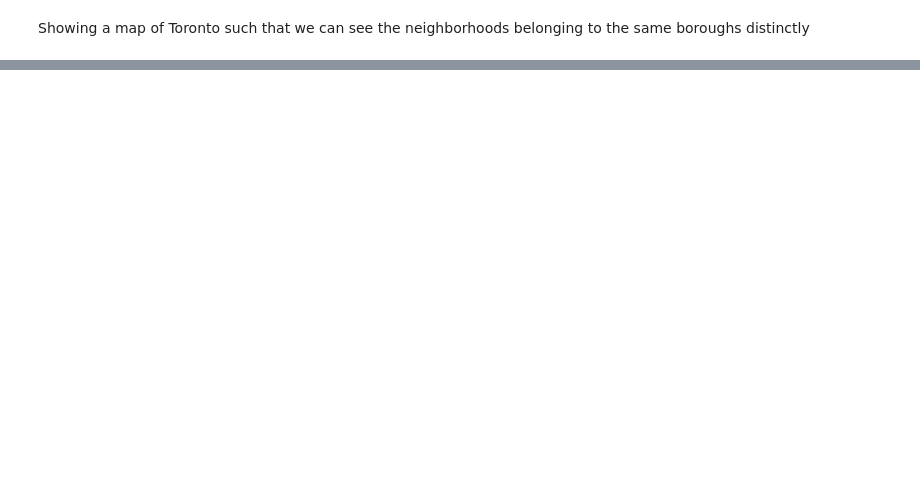
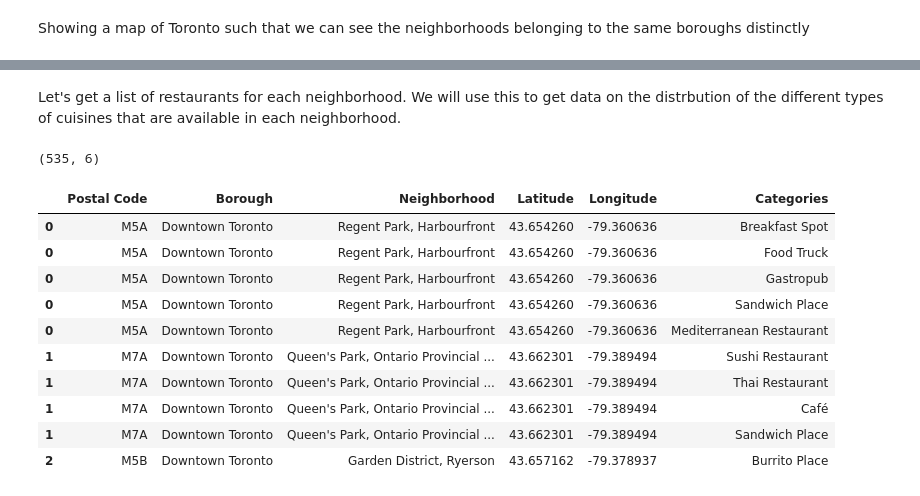
Before and after one commit to Koustav-Samaddar/Coursera_Capstone, a Jupyter notebook: Capstone Project - Battle of the Neighborhoods.ipynb, the cells around one changed output, grey strips where cells are left out. Cells and saved outputs as stored; diff of their text form; code cells hidden in the pictures; blank space fills up the shorter version.

```diff
--- a/Capstone Project - Battle of the Neighborhoods.ipynb
+++ b/Capstone Project - Battle of the Neighborhoods.ipynb
@@ -186,0 +210,59 @@ map_toronto
+# %%
+def parse_category(row):
+    result = row.get("categories", row.get("venue.categories", []))
+
+    if not len(result):
+        return None
+
+    return result[0]['name']
+# %% [markdown]
+Let's get a list of restaurants for each neighborhood. We will use this to get data on the distrbution of the different types of cuisines that are available in each neighborhood.
+# %%
+from pandas.io.json import json_normalize
+
+def expand_df_with_categories(df):
+    """
+        This function will expand the input df such that each row
+        generates many rows; 1 row per venue
+    """
+    ret_df = pd.DataFrame(columns=list(df.columns) + ["Categories"])
+
+    for _, row in df.iterrows():
+        lat = row["Latitude"]
+        long = row["Longitude"]
+
+        explore_result = foursquare_explore(lat, long, "restaurant")
+
+        spec = explore_result["groups"][0]["items"]
+        explore_df = json_normalize(spec)
+
+        categories = explore_df.T.apply(parse_category).tolist()
+
+        for category in categories:
+            new_row = row.copy()
+            new_row['Categories'] = category
+
+            ret_df = ret_df.append(new_row)
+
+    return ret_df
+# %%
+# Create a new df with the all the categories added on to it
+new2_df = expand_df_with_categories(new_df)
+# ^ Uncomment to run again. Commented it out since it makes a lot of API calls
+#     and takes a long time so I fon't want to accidentally run it
+# %%
+print(new2_df.shape)
+new2_df.head(10)
+# %% [output]
+(535, 6)
+|  | Postal Code | Borough | Neighborhood | Latitude | Longitude | Categories |
+| 0 | M5A | Downtown Toronto | Regent Park, Harbourfront | 43.654260 | -79.360636 | Breakfast Spot |
+| 0 | M5A | Downtown Toronto | Regent Park, Harbourfront | 43.654260 | -79.360636 | Food Truck |
+| 0 | M5A | Downtown Toronto | Regent Park, Harbourfront | 43.654260 | -79.360636 | Gastropub |
+| 0 | M5A | Downtown Toronto | Regent Park, Harbourfront | 43.654260 | -79.360636 | Sandwich Place |
+| 0 | M5A | Downtown Toronto | Regent Park, Harbourfront | 43.654260 | -79.360636 | Mediterranean Restaurant |
+| 1 | M7A | Downtown Toronto | Queen's Park, Ontario Provincial ... | 43.662301 | -79.389494 | Sushi Restaurant |
+| 1 | M7A | Downtown Toronto | Queen's Park, Ontario Provincial ... | 43.662301 | -79.389494 | Thai Restaurant |
+| 1 | M7A | Downtown Toronto | Queen's Park, Ontario Provincial ... | 43.662301 | -79.389494 | Café |
+| 1 | M7A | Downtown Toronto | Queen's Park, Ontario Provincial ... | 43.662301 | -79.389494 | Sandwich Place |
+| 2 | M5B | Downtown Toronto | Garden District, Ryerson | 43.657162 | -79.378937 | Burrito Place |
```
Also changed, not shown: parts of 12 cells of this notebook.
